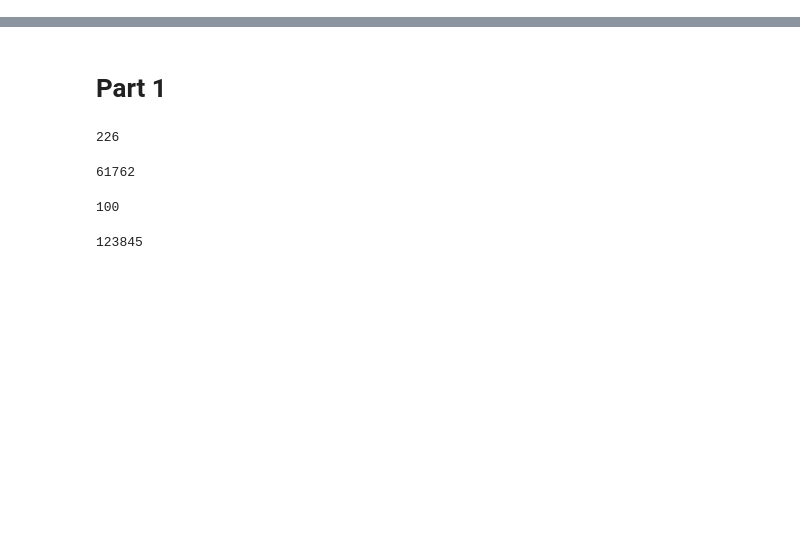
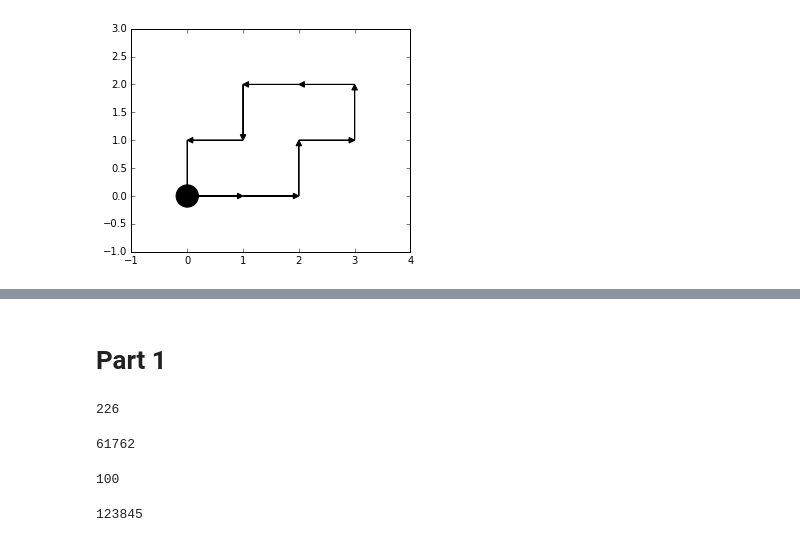
Before and after one commit to NeilNjae/ou-summer-of-code-2017, a Jupyter notebook: 06-tour-shapes/tour-shapes-solution.ipynb, the cells around one changed output, grey strips where cells are left out. Cells and saved outputs as stored; diff of their text form; code cells hidden in the pictures; blank space fills up the shorter version.

```diff
--- a/06-tour-shapes/tour-shapes-solution.ipynb
+++ b/06-tour-shapes/tour-shapes-solution.ipynb
@@ -117,9 +180,14 @@ plot_wh = {Direction.UP: (0, 1), Direction.LEFT: (-1, 0),
 def chunks(items, n=2):
     return [items[i:i+n] for i in range(len(items) - n + 1)]
 # %%
-def plot_trace(trace, colour='k', xybounds=None, fig=None, subplot_details=None, filename=None):
+def plot_trace(trace, colour='k', highlight_start=True,
+               xybounds=None, fig=None, subplot_details=None, filename=None):
     plt.axis('on')
     plt.axes().set_aspect('equal')
+
+    if highlight_start:
+        plt.axes().add_patch(plt.Circle((trace[0].x, trace[0].y), 0.2, color=colour))
+
     for s, t in chunks(trace, 2):
         w, h = plot_wh[t.dir]
         plt.arrow(s.x, s.y, w, h, head_width=0.1, head_length=0.1, fc=colour, ec=colour, length_includes_head=True)
@@ -133,3 +201,7 @@ def plot_trace(trace, colour='k', xybounds=None, fig=None, subplot_details=None,
         plt.ylim([yl-1, yh+1])
     if filename:
         plt.savefig(filename)
+# %%
+plot_trace(trace_tour(sample_tours[0]))
+# %% [output]
+[figure, added]
```
Also changed, not shown: parts of 7 cells of this notebook, 27 other files.
